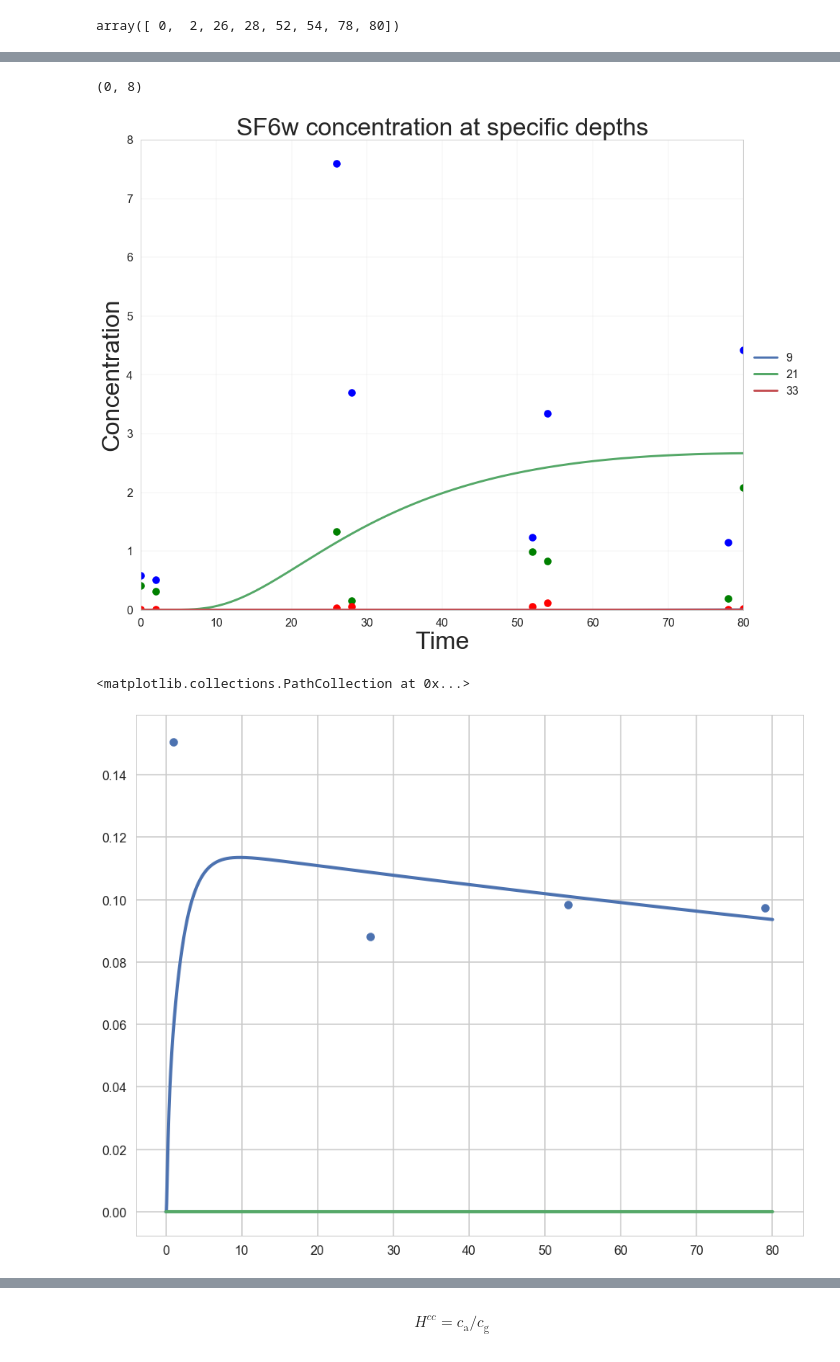
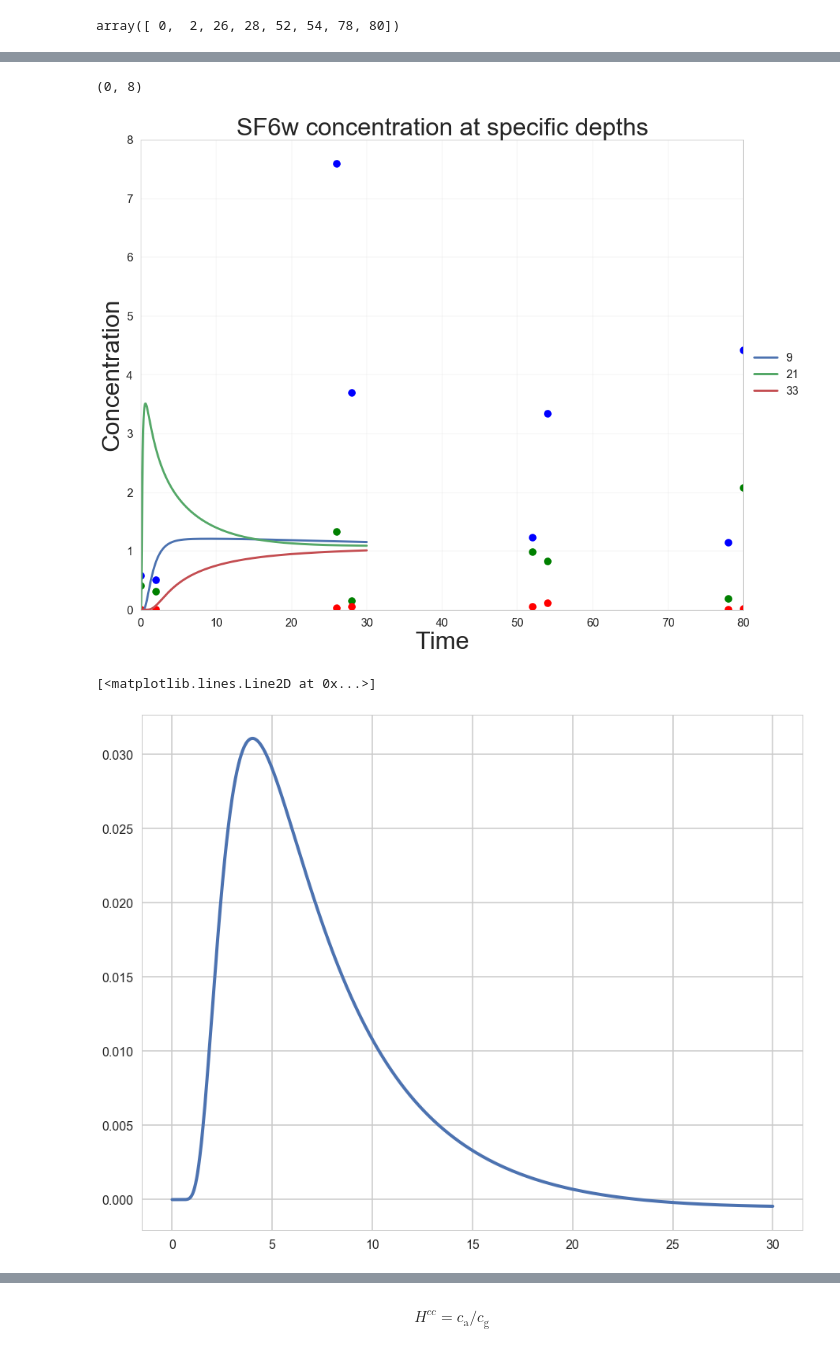
Before and after one commit to biogeochemistry/PorousMediaLab, a Jupyter notebook: examples/Tracer gas/tracer_gas_in_column.ipynb, the cells around one changed output, grey strips where cells are left out. Drawn from its saved outputs; the diff is of its cells as text; code cells hidden in the pictures.

```diff
--- a/examples/Tracer gas/tracer_gas_in_column.ipynb
+++ b/examples/Tracer gas/tracer_gas_in_column.ipynb
@@ -14,13 +14,13 @@ plt.rcParams.update({'font.size': 32})
 sns.set_context("poster", rc={"font.size":34,"axes.titlesize":34,"axes.labelsize":34, "lines.linewidth": 4, 'lines.markersize':10})
 plt.rcParams['figure.figsize'] = 15, 12
 # %%
-tend = 80 ## hours
+tend = 30 ## hours
 dt = 0.01
 dx = 0.2 ## cm
 L = 40 ## cm
 x = np.linspace(0, L, L / dx + 1)
 t = np.linspace(0, tend, round(tend / dt) + 1)
 phi = 0.95
-# phi = ( 0.99 - 0.94 ) * np.exp( -x / 10 ) + 0.94
+# phi = ( 0.99 - 0.7 ) * np.exp( -x / 10 ) + 0.7
 Chs = np.zeros(t.shape) #
 Fx = np.zeros(t.shape)
@@ -51,18 +53,18 @@ plt.plot(SF6_init)
 [figure]
 # %%
 # theta=0.995
-ftc.add_species(is_solute=True, element='SF6w', D=D_SF6w, init_C=SF6_init, bc_top=0., bc_top_type='flux', bc_bot=0., bc_bot_type='flux')
-ftc.add_species(is_solute=True, element='SF6g', D=D_SF6g, init_C=0, bc_top=0., bc_top_type='constant', bc_bot=0., bc_bot_type='flux')
+ftc.add_species(is_solute=True, element='SF6w', D=200*D_SF6w, init_C=SF6_init, bc_top=0., bc_top_type='flux', bc_bot=0., bc_bot_type='flux', )
+# ftc.add_species(is_solute=True, element='SF6g', D=D_SF6g, init_C=0, bc_top=0., bc_top_type='constant', bc_bot=0., bc_bot_type='flux')
 # ftc.add_species(is_solute=True, element='tracer', D=D_SF6g, init_C=1, bc_top=0., bc_top_type='flux', bc_bot=0., bc_bot_type='flux')
 # ftc.add_henry_law_equilibrium(aq='SF6w', gas='SF6g', Hcc=SF6_Hcc)
 # %%
-ftc.constants['k_b'] = 16e-6
-# ftc.constants['k_b'] = 35e-6
-ftc.constants['k_f'] = ftc.constants['k_b']/SF6_Hcc
-ftc.rates['Rb'] = 'k_b * SF6g'
-ftc.rates['Rf'] = 'k_f * SF6w'
-ftc.dcdt['SF6w'] = 'Rb-Rf'
-ftc.dcdt['SF6g'] = '-Rb+Rf'
+# ftc.constants['k_b'] = 16e-6
+# # ftc.constants['k_b'] = 35e-6
+# ftc.constants['k_f'] = ftc.constants['k_b']/SF6_Hcc
+# ftc.rates['Rb'] = 'k_b * SF6g'
+# ftc.rates['Rf'] = 'k_f * SF6w'
+# ftc.dcdt['SF6w'] = 'Rb-Rf'
+# ftc.dcdt['SF6g'] = '-Rb+Rf'
 # %%
 Tm[:8]
 # %% [output]
@@ -93,30 +103,30 @@ plt.xlim([0,80])
 plt.ylim([0,8])
 # %% [output]
 (0, 8)
-[figure, old version]
+[figure, new version]
 # %%
-F = ftc.estimate_flux_at_top('SF6g') # dissolved gas flux
+# F = ftc.estimate_flux_at_top('SF6g') # dissolved gas flux
 
 # plt.plot(ftc.time, Chs)
-plt.plot(ftc.time, F)
+# plt.plot(ftc.time, F)
 
 F = ftc.estimate_flux_at_top('SF6w') # dissolved gas flux
 plt.plot(ftc.time, F)
 
-plt.scatter(Tm[::2][:4]+1, dCh[:4]*Vh/SA/dT[:4])
+# plt.scatter(Tm[::2][:4]+1, dCh[:4]*Vh/SA/dT[:4])
 # fig, ax1 = plt.subplots()
 # ax1.plot(ftc.time, F*(1+1/Hcc))
 
 # ax1.set_ylabel(r'Flux, $[umol/cm^2/h]$')
 # ax1.ticklabel_format(style='sci', axis='y', scilimits=(-4,-1))
 
 
 # ax2=ax1.twinx()
 # ax2.scatter(Tm[::2][:4]+1, dCh[:4]*Vh/3.14/r**2/dT[:4])
 # ax2.set_ylabel(r'F measured, $[umol/cm^2/h]$')
 # ax2.ticklabel_format(style='sci', axis='y', scilimits=(-4,-1))
 # plt.ylim([0,0.2])
 # ax1.set_xlabel('Time, [h]')
 # %% [output]
-<matplotlib.collections.PathCollection at 0x...>
+[<matplotlib.lines.Line2D at 0x...>]
-[figure, old version]
+[figure, new version]
```
Also changed, not shown: parts of 8 cells of this notebook, 1 other file.
